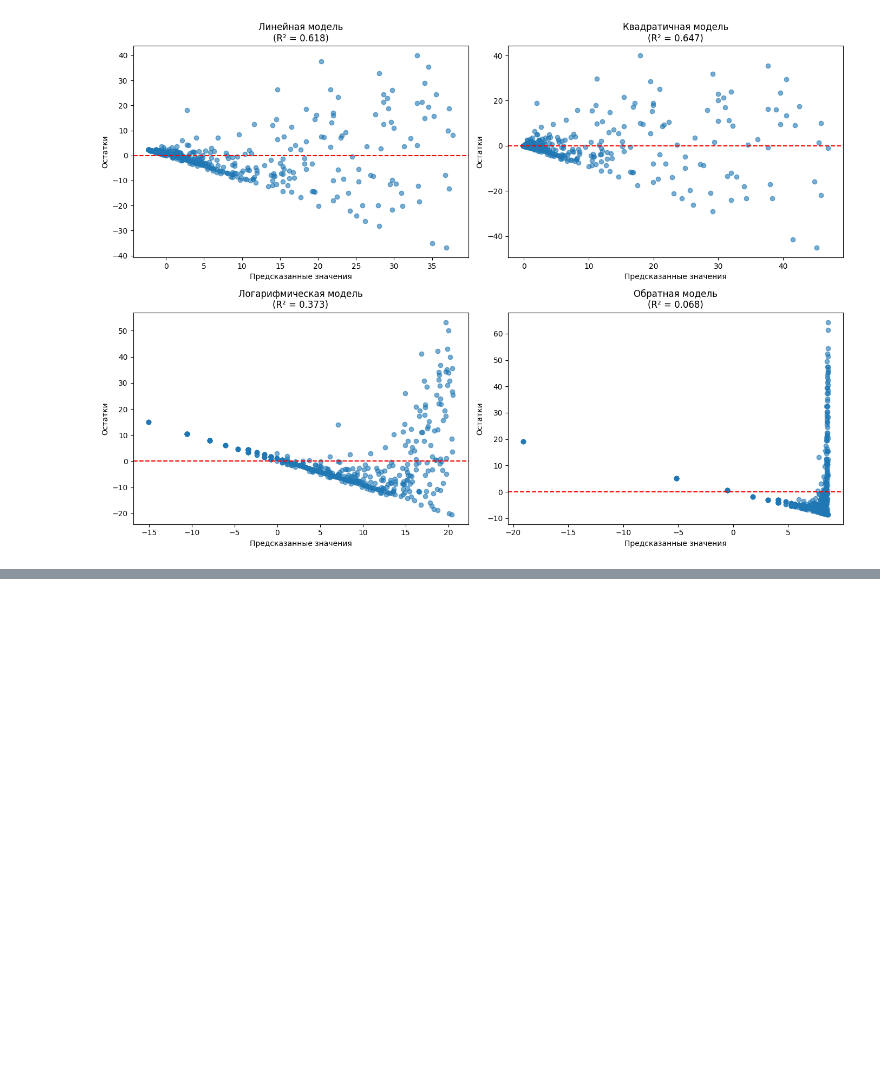
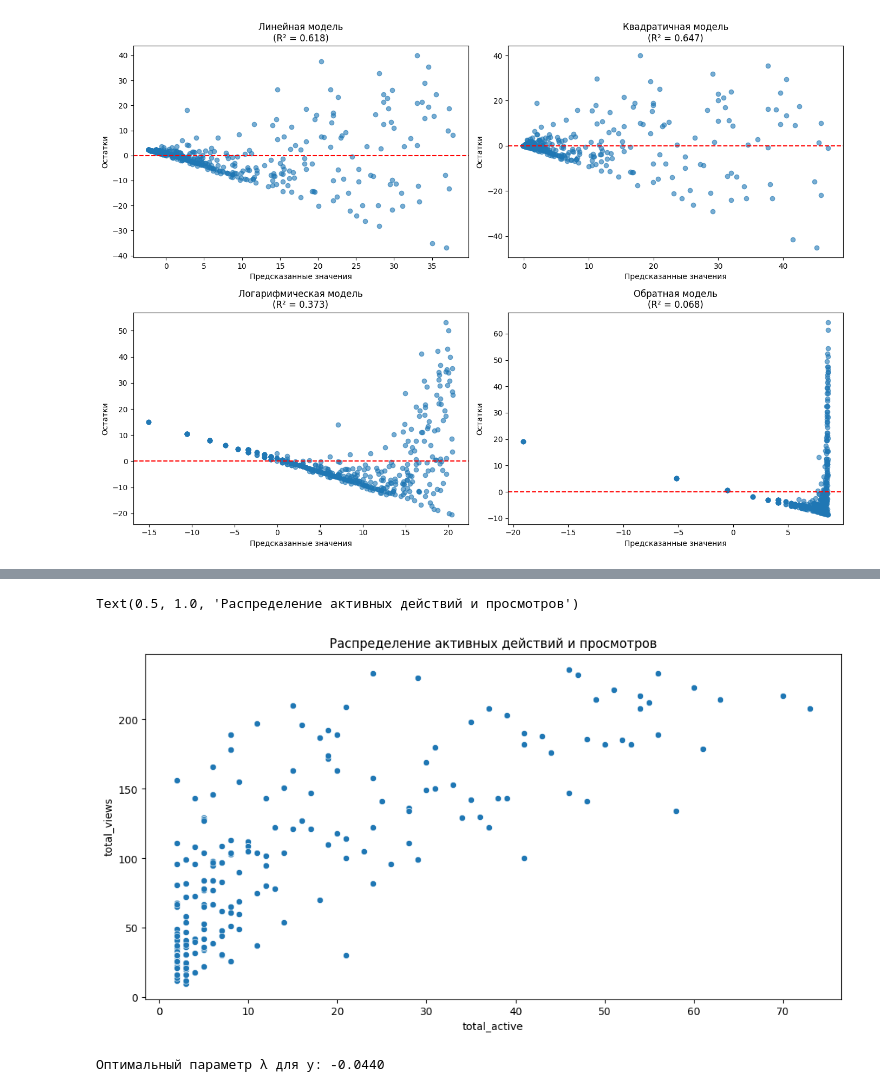
Before and after one commit to DaniilPominov/data_science, a Jupyter notebook: src/project/Задание_Анализ цифрового следа.ipynb, the cells around one changed output, grey strips where cells are left out. Cells and saved outputs as stored; diff of their text form; code cells hidden in the pictures; blank space fills up the shorter version.

```diff
--- a/src/project/Задание_Анализ цифрового следа.ipynb
+++ b/src/project/Задание_Анализ цифрового следа.ipynb
@@ -450,0 +419,31 @@ P-value остатков: 0.0000
+# %%
+agg_df2 = agg_df.copy()
+outliers_mask = (agg_df['total_active'] < 2)
+
+# Шудалить такие строки
+agg_df2 = agg_df2[~outliers_mask].copy()
+# %%
+plt.figure(figsize=(12, 6))
+sns.scatterplot(data=agg_df2, x='total_active', y='total_views')
+plt.title('Распределение активных действий и просмотров')
+# %% [output]
+Text(0.5, 1.0, 'Распределение активных действий и просмотров')
+[figure, added]
+# %%
+y = agg_df2['total_active'] + 1  # зависимая
+X_views = agg_df2['total_views'] + 1  # независимая
+
+# 2. Применение преобразования Бокса-Кокса
+y_transformed, lambda_opt_y = boxcox(y)
+print(f"Оптимальный параметр λ для y: {lambda_opt_y:.4f}")
+
+X_quad = pd.DataFrame({
+    'total_views': X_views,
+    'views_sq': X_views ** 2
+})
+X_quad = sm.add_constant(X_quad)
+
+# 5. Построение квадратичной регрессии на преобразованных данных
+model_bc_quad2 = sm.OLS(y_transformed, X_quad).fit()
+# %% [output]
+Оптимальный параметр λ для y: -0.0440
```
Also changed, not shown: parts of 12 cells of this notebook.
